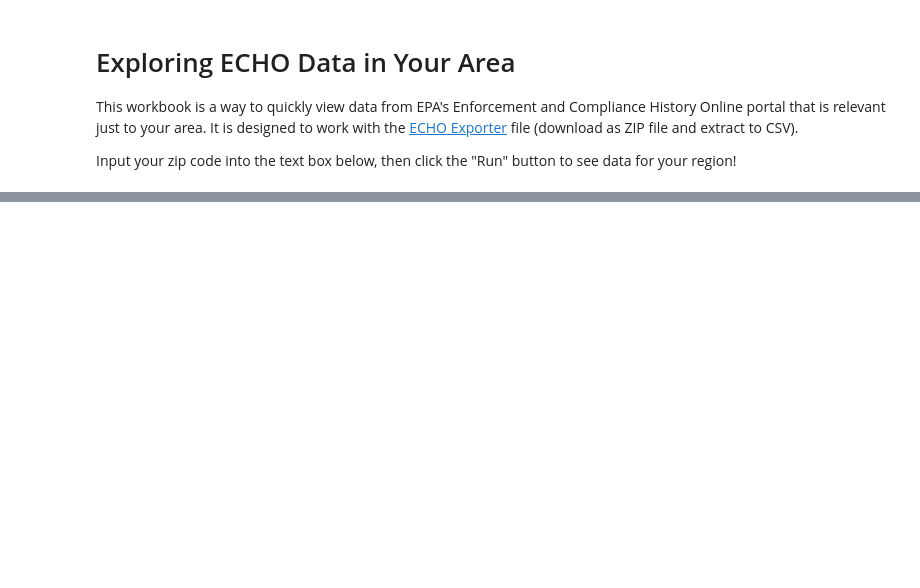
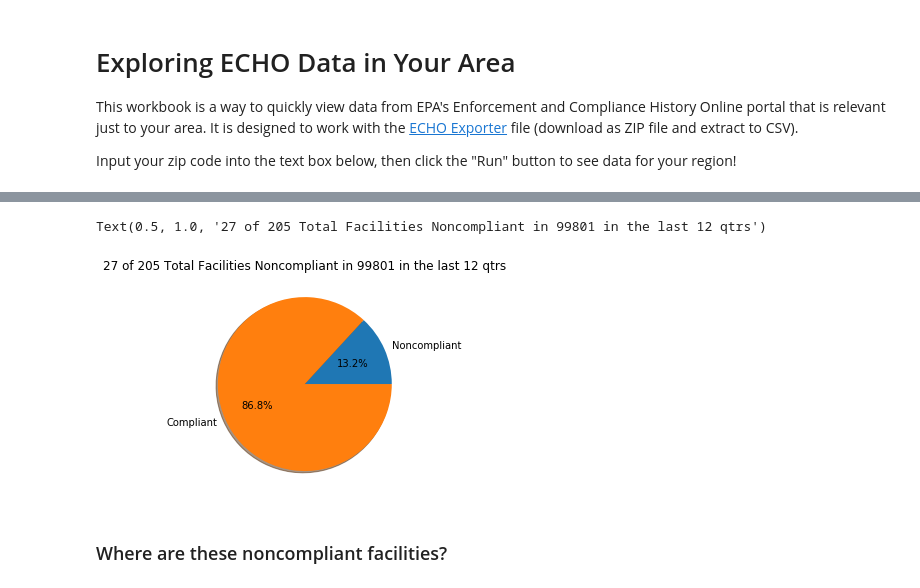
Before and after one commit to Frijol/echo-enforcement, a Jupyter notebook: ECHO for Individual Sites.ipynb, the cells around one changed output, grey strips where cells are left out. Saved outputs shown, nothing was run; the diff lists cells and outputs as text; code cells hidden in the pictures; blank space fills up the shorter version.

```diff
--- a/ECHO for Individual Sites.ipynb
+++ b/ECHO for Individual Sites.ipynb
@@ -85,7 +162,13 @@ AttributeError: 'list' object has no attribute 'dropna'
 # %%
 # How many facilities have been out of compliance in the last 12 quarters?
 
-noncompliant = my_echo[my_echo["FAC_QTRS_WITH_NC"] > 0]
-plt.pie([noncompliant.shape[0], my_echo.shape[0] - noncompliant.shape[0]], labels=["Noncompliant", "Compliant"], autopct='%1.1f%%', shadow=True)
+noncompliant = my_echo[my_echo["FAC_QTRS_WITH_NC"] > 0].sort_values(by="FAC_QTRS_WITH_NC", ascending=False)
+num_noncompliant = noncompliant.shape[0]
+plt.pie([num_noncompliant, num_facilities - num_noncompliant], labels=["Noncompliant", "Compliant"], autopct='%1.1f%%', shadow=True)
 
-plt.title("%s of %s Total Facilities Noncompliant in %s in the last 12 qtrs" %(noncompliant.shape[0], my_echo.shape[0], my_zip))
+plt.title("%s of %s Total Facilities Noncompliant in %s in the last 12 qtrs" %(num_noncompliant, num_facilities, my_zip))
+# %% [output]
+Text(0.5, 1.0, '27 of 205 Total Facilities Noncompliant in 99801 in the last 12 qtrs')
+[figure, added]
+# %% [markdown]
+### Where are these noncompliant facilities?
```
Also changed, not shown: parts of 18 cells of this notebook.
